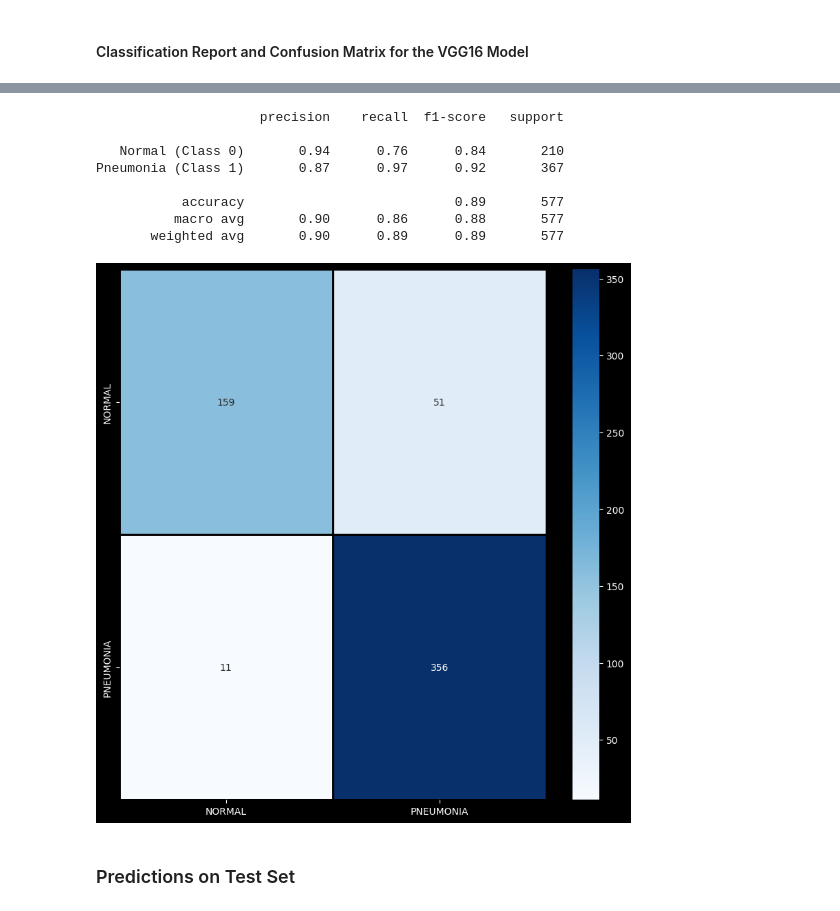
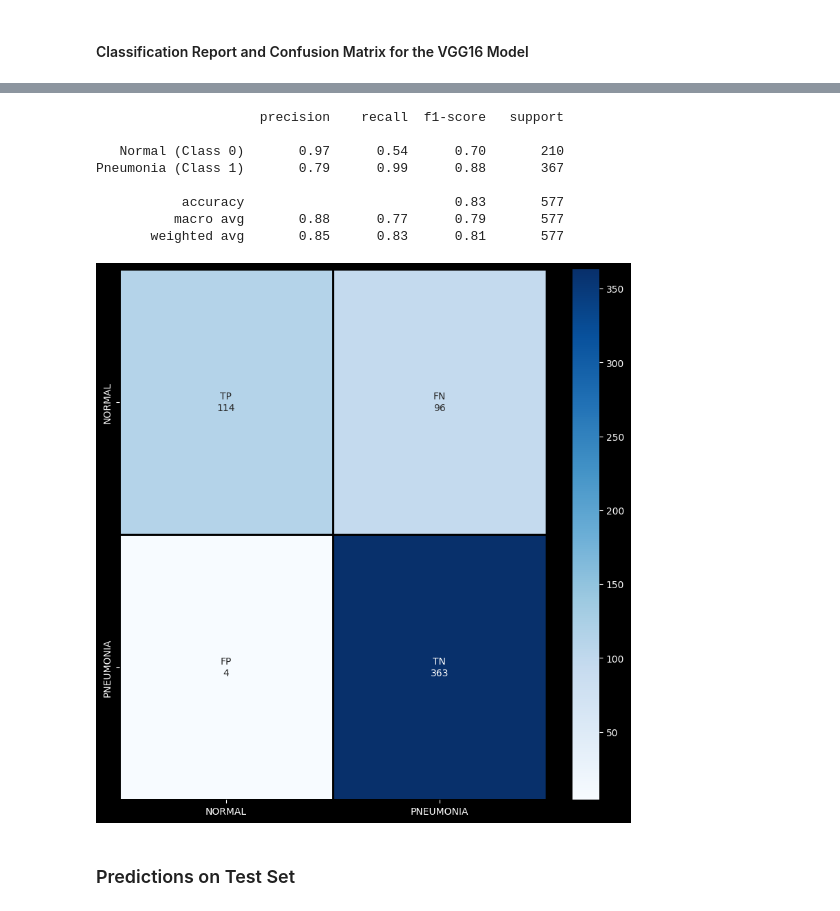
Before and after one commit to AIBabyTeaching/deep-learning-project-HazemAbdelghafar, a Jupyter notebook: PDX.ipynb, the cells around one changed output, grey strips where cells are left out. Cells and saved outputs as stored; diff of their text form; code cells hidden in the pictures.

```diff
--- a/PDX.ipynb
+++ b/PDX.ipynb
@@ -212,6 +211,7 @@ for layer in vgg_base_model.layers:
 model = Sequential()
 
 model.add(vgg_base_model)
+model.add(BatchNormalization())
 model.add(Flatten())
 model.add(Dense(128, kernel_initializer='he_uniform', activation="relu"))
 model.add(Dropout(0.5))
@@ -419,6 +429,11 @@ Pneumonia (Class 1)       0.76      0.97      0.85       367
 # %%
 cm_scratch = confusion_matrix(test_label, predictions_scratch)
 cm_scratch = pd.DataFrame(cm_scratch, index=["Normal", "Pneumonia"], columns=["Normal", "Pneumonia"])
+# %%
+label_names = ['TP', 'FN', 'FP', 'TN']
+label_counts_scratch = ["{0:0.0f}".format(value) for value in cm_scratch.values.flatten()]
+heatmap_labels_scratch = [f"{v1}\n{v2}" for v1, v2 in zip(label_names, label_counts_scratch)]
+heatmap_labels_scratch = np.asarray(heatmap_labels_scratch).reshape(2, 2)
 # %%
 plt.figure(figsize=(10, 10))
 sns.heatmap(
@@ -454,30 +469,35 @@ print(
 # %% [output]
                      precision    recall  f1-score   support
 
-   Normal (Class 0)       0.94      0.76      0.84       210
-Pneumonia (Class 1)       0.87      0.97      0.92       367
+   Normal (Class 0)       0.97      0.54      0.70       210
+Pneumonia (Class 1)       0.79      0.99      0.88       367
 
-           accuracy                           0.89       577
-          macro avg       0.90      0.86      0.88       577
-       weighted avg       0.90      0.89      0.89       577
+           accuracy                           0.83       577
+          macro avg       0.88      0.77      0.79       577
+       weighted avg       0.85      0.83      0.81       577
 # %%
 cm = confusion_matrix(test_label, predictions)
 cm = pd.DataFrame(cm, index=["Normal", "Pneumonia"], columns=["Normal", "Pneumonia"])
+# %%
+label_counts = ["{0:0.0f}".format(value) for value in cm.values.flatten()]
+heatmap_labels = [f"{v1}\n{v2}" for v1, v2 in zip(label_names, label_counts)]
+heatmap_labels = np.asarray(heatmap_labels).reshape(2, 2)
 # %%
+
 plt.figure(figsize=(10, 10))
 sns.heatmap(
     cm,
     cmap="Blues",
     linecolor="black",
     linewidth=1,
-    annot=True,
+    annot=heatmap_labels,
     fmt="",
     xticklabels=labels,
     yticklabels=labels,
 )
 plt.show()
 # %% [output]
-[figure, old version]
+[figure, new version]
 # %% [markdown]
 ### Predictions on Test Set
 # %%
```
Also changed, not shown: parts of 16 cells of this notebook.
